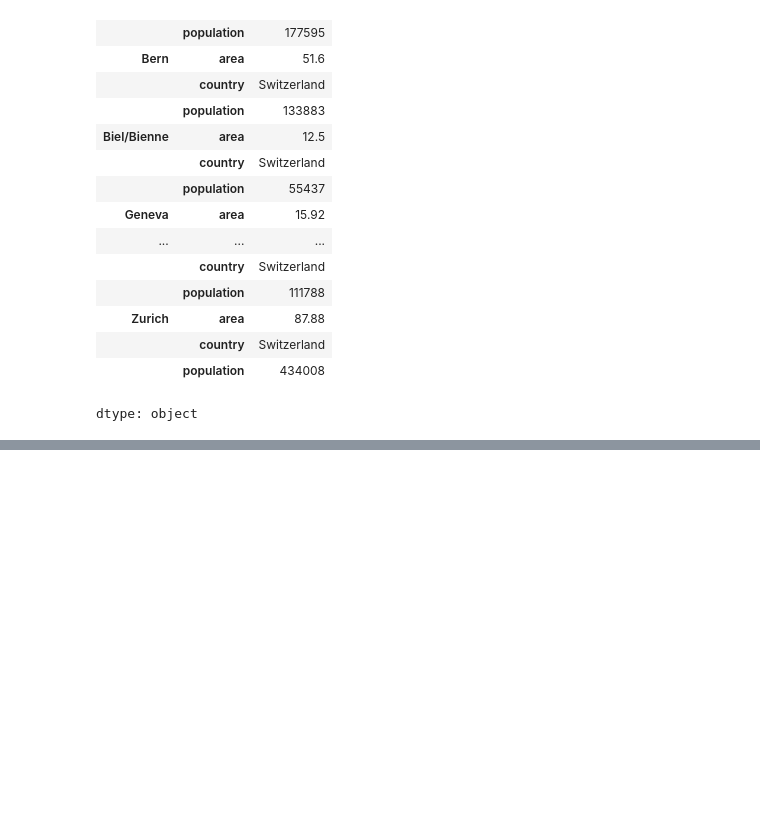
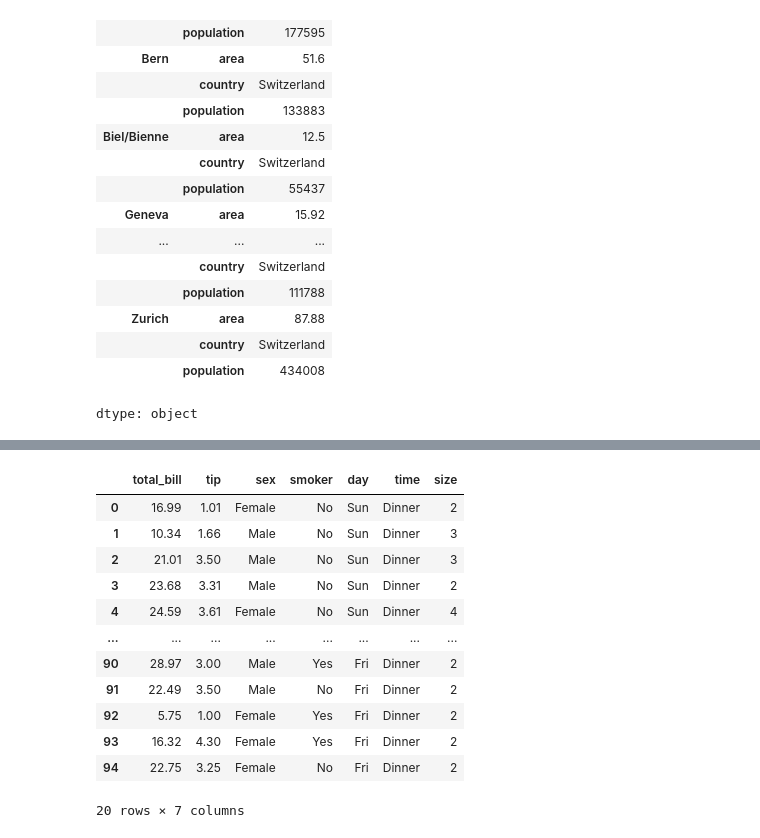
Before and after one commit to CristianRavalli/CAS-INFE, a Jupyter notebook: CAS_Python_Summary.ipynb, the cells around one changed output, grey strips where cells are left out. Drawn from its saved outputs; the diff is of its cells as text; code cells hidden in the pictures; blank space fills up the shorter version.

```diff
--- a/CAS_Python_Summary.ipynb
+++ b/CAS_Python_Summary.ipynb
@@ -1648,0 +1891,17 @@ dtype: object
+# %%
+# Grouping df by day of the week
+df.groupby('day').head()
+# %% [output]
+|  | total_bill | tip | sex | smoker | day | time | size |
+| 0 | 16.99 | 1.01 | Female | No | Sun | Dinner | 2 |
+| 1 | 10.34 | 1.66 | Male | No | Sun | Dinner | 3 |
+| 2 | 21.01 | 3.50 | Male | No | Sun | Dinner | 3 |
+| 3 | 23.68 | 3.31 | Male | No | Sun | Dinner | 2 |
+| 4 | 24.59 | 3.61 | Female | No | Sun | Dinner | 4 |
+| ... | ... | ... | ... | ... | ... | ... | ... |
+| 90 | 28.97 | 3.00 | Male | Yes | Fri | Dinner | 2 |
+| 91 | 22.49 | 3.50 | Male | No | Fri | Dinner | 2 |
+| 92 | 5.75 | 1.00 | Female | Yes | Fri | Dinner | 2 |
+| 93 | 16.32 | 4.30 | Female | Yes | Fri | Dinner | 2 |
+| 94 | 22.75 | 3.25 | Female | No | Fri | Dinner | 2 |
+20 rows × 7 columns
```
Also changed, not shown: parts of 37 cells of this notebook.
